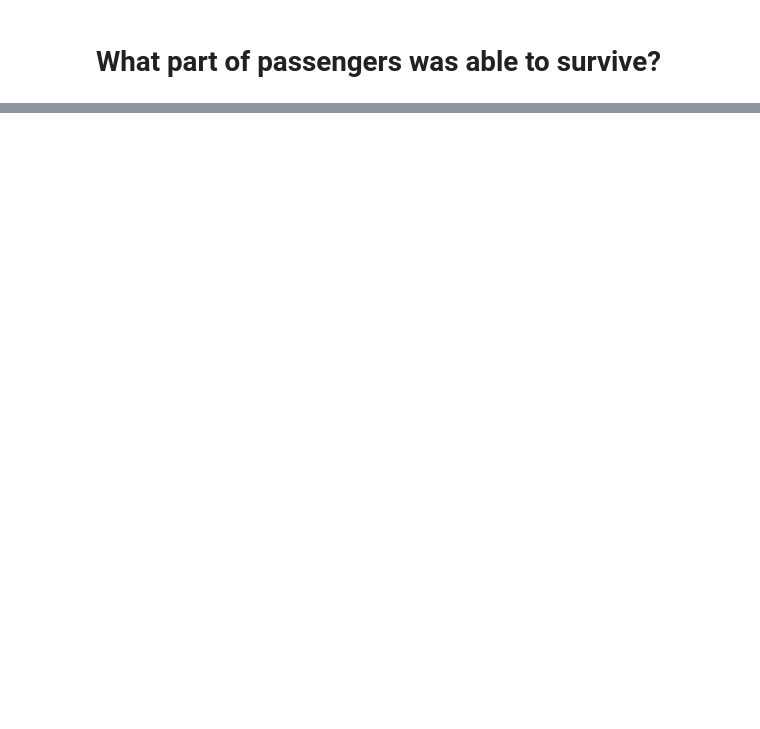
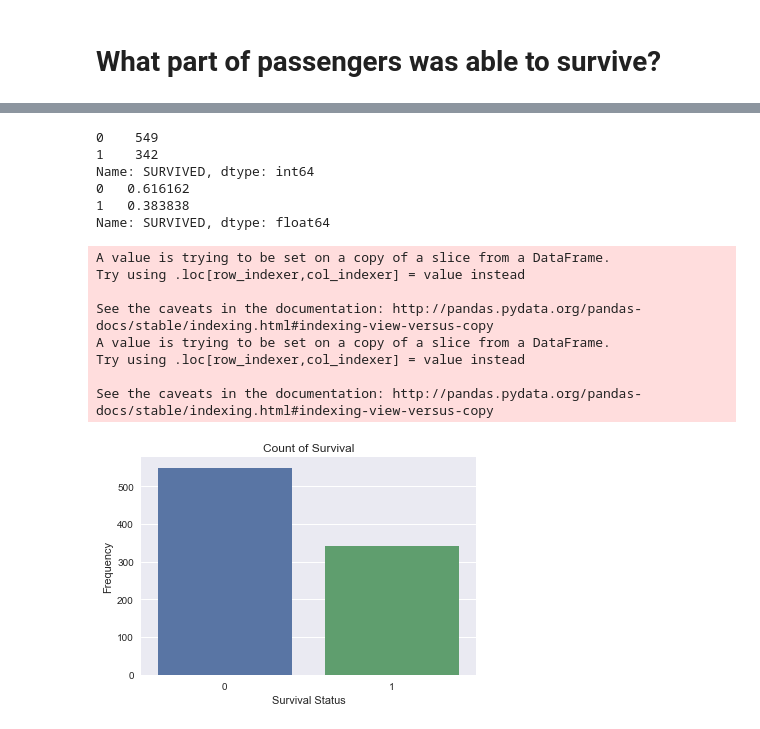
Before and after one commit to Lizyamba/Elizaveta-Vostrikova, a Jupyter notebook: Lab #1 Intoduction to instruments.ipynb, the cells around one changed output, grey strips where cells are left out. Drawn from its saved outputs; the diff is of its cells as text; code cells hidden in the pictures; blank space fills up the shorter version.

```diff
--- a/Lab #1 Intoduction to instruments.ipynb
+++ b/Lab #1 Intoduction to instruments.ipynb
@@ -191,8 +99,0 @@ data['Female_Title'] = data['Females'].apply(lambda x: x.split(',')[1]).apply(la
-# %%
-#data['Female_Miss'] = data.Name[data.Female_Title == 'Miss.']
-#data.Female_Miss = data.Female_Miss.dropna()
-#data.Female_Miss.dropna()
-data['Female_Miss'] = data.Name[data.Female_Title != 'Mrs.']
-data['Female_Miss']
-#data['Female_Miss1'] = data['Female_Miss'].apply(lambda x: x.split('.')[1]).apply(lambda x: x.split()[0])
-#data['Female_Miss1']
@@ -290,0 +250,20 @@ pd.crosstab(data['Name_Title'],data['Pclass'])
+# %%
+# Replacing unknown age by median of 'AGE' variable
+sub['AGE'] = sub['AGE'].replace(np.nan, sub['AGE'].median())
+
+# EMBARKED variable has some missing data. So filling it with category 'S' as this has most frequency
+sub['EMBARKED'] = sub['EMBARKED'].fillna('S')
+
+# Creating new variable for better visualization of age vs survival
+def AGEGROUP(row):
+    if (row['AGE'] > 60) :
+        return 5
+    elif (row['AGE'] > 45) :
+        return 4
+    elif (row['AGE'] > 19) :
+        return 3
+    elif (row['AGE'] > 9) :
+        return 2
+    elif (row['AGE'] >= 0) :
+        return 1
+sub['AGEGROUP'] = sub.apply(lambda row: AGEGROUP (row),axis=1)
@@ -290,0 +284,33 @@ pd.crosstab(data['Name_Title'],data['Pclass'])
+# %%
+# Now visualization of 'SURVIVED'
+# Printing counts and percentage of diffrent survival
+print(sub['SURVIVED'].value_counts(sort=False))
+print(sub['SURVIVED'].value_counts(sort=False,normalize=True))
+
+# Making variable  categorical
+sub['SURVIVED'] = sub['SURVIVED'].astype('category')
+
+# Visualising counts of survival with bar graph
+sns.countplot(x="SURVIVED", data=sub);
+plt.xlabel('Survival Status')
+plt.ylabel('Frequency')
+plt.title('Count of Survival')
+
+# Converting 'SURVIVED' to numeric value for further operations
+sub['SURVIVED'] = pd.to_numeric(sub['SURVIVED'], errors='coerce')
+# %% [output]
+0    549
+1    342
+Name: SURVIVED, dtype: int64
+0   0.616162
+1   0.383838
+Name: SURVIVED, dtype: float64
+A value is trying to be set on a copy of a slice from a DataFrame.
+Try using .loc[row_indexer,col_indexer] = value instead
+
+See the caveats in the documentation: http://pandas.pydata.org/pandas-docs/stable/indexing.html#indexing-view-versus-copy
+A value is trying to be set on a copy of a slice from a DataFrame.
+Try using .loc[row_indexer,col_indexer] = value instead
+
+See the caveats in the documentation: http://pandas.pydata.org/pandas-docs/stable/indexing.html#indexing-view-versus-copy
+[figure, added]
```
Also changed, not shown: parts of 26 cells of this notebook.
